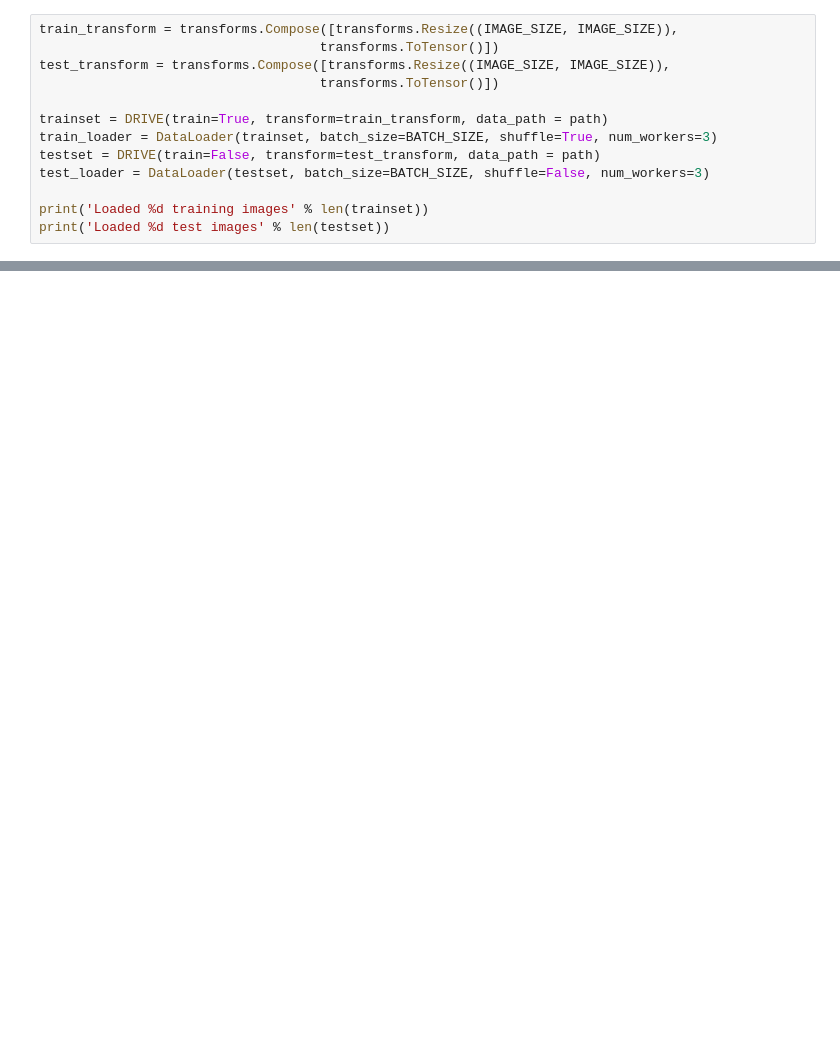
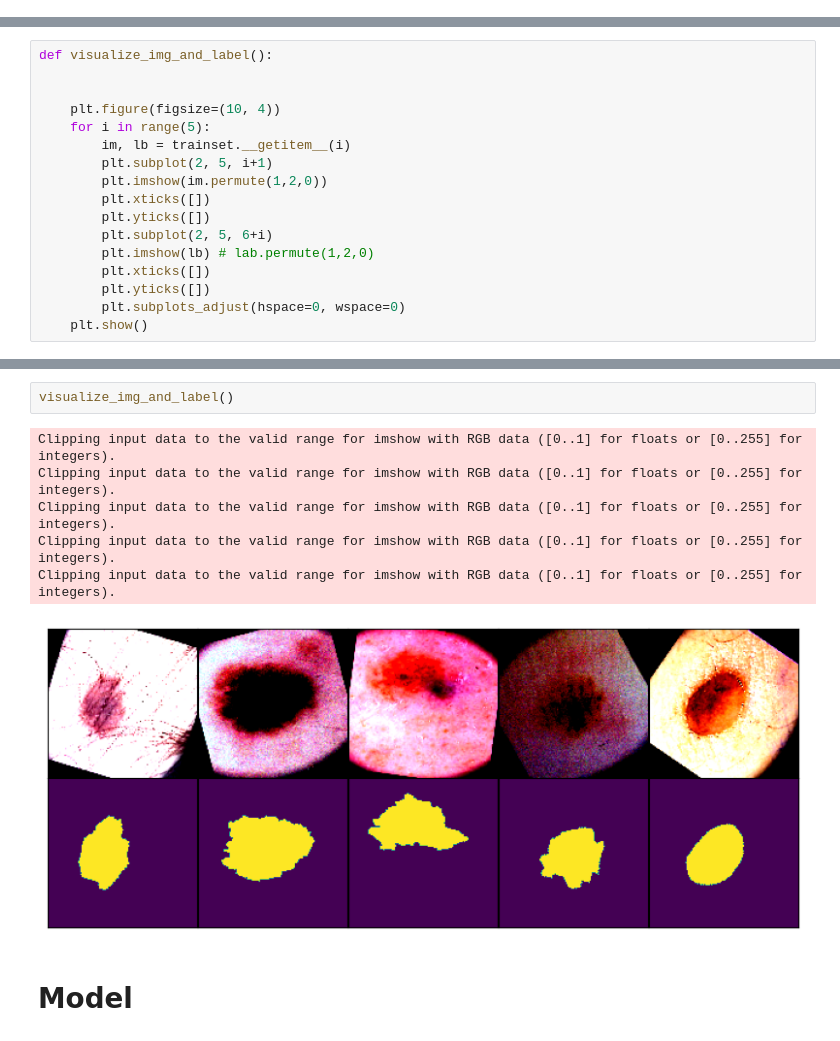
Before and after one commit to amakarewicz/2023-DTU-Deep-Learning-In-Computer-Vision, a Jupyter notebook: II-Segmentation/main.ipynb, the cells around one changed output, grey strips where cells are left out. Drawn from its saved outputs; the diff is of its cells as text; blank space fills up the shorter version.

```diff
--- a/II-Segmentation/main.ipynb
+++ b/II-Segmentation/main.ipynb
@@ -43,13 +28,0 @@ Successfully installed pandas-2.0.2 pytz-2023.3 tzdata-2023.3
-# %%
-train_transform = transforms.Compose([transforms.Resize((IMAGE_SIZE, IMAGE_SIZE)),
-                                    transforms.ToTensor()])
-test_transform = transforms.Compose([transforms.Resize((IMAGE_SIZE, IMAGE_SIZE)),
-                                    transforms.ToTensor()])
-
-trainset = DRIVE(train=True, transform=train_transform, data_path = path)
-train_loader = DataLoader(trainset, batch_size=BATCH_SIZE, shuffle=True, num_workers=3)
-testset = DRIVE(train=False, transform=test_transform, data_path = path)
-test_loader = DataLoader(testset, batch_size=BATCH_SIZE, shuffle=False, num_workers=3)
-
-print('Loaded %d training images' % len(trainset))
-print('Loaded %d test images' % len(testset))
@@ -99,0 +42,17 @@ plt.show()
+# %%
+def visualize_img_and_label():
+
+
+    plt.figure(figsize=(10, 4))
+    for i in range(5):
+        im, lb = trainset.__getitem__(i)
+        plt.subplot(2, 5, i+1)
+        plt.imshow(im.permute(1,2,0))
+        plt.xticks([])
+        plt.yticks([])
+        plt.subplot(2, 5, 6+i)
+        plt.imshow(lb) # lab.permute(1,2,0)
+        plt.xticks([])
+        plt.yticks([])
+        plt.subplots_adjust(hspace=0, wspace=0)
+    plt.show()
@@ -99,0 +89,11 @@ plt.show()
+# %%
+visualize_img_and_label()
+# %% [output]
+Clipping input data to the valid range for imshow with RGB data ([0..1] for floats or [0..255] for integers).
+Clipping input data to the valid range for imshow with RGB data ([0..1] for floats or [0..255] for integers).
+Clipping input data to the valid range for imshow with RGB data ([0..1] for floats or [0..255] for integers).
+Clipping input data to the valid range for imshow with RGB data ([0..1] for floats or [0..255] for integers).
+Clipping input data to the valid range for imshow with RGB data ([0..1] for floats or [0..255] for integers).
+[figure, added]
+# %% [markdown]
+# Model
```
Also changed, not shown: parts of 20 cells of this notebook.
